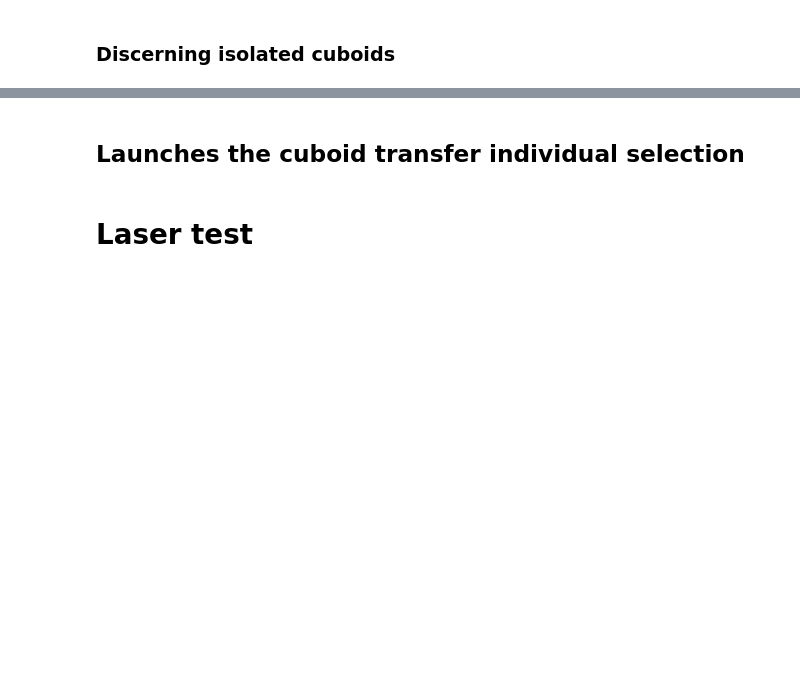
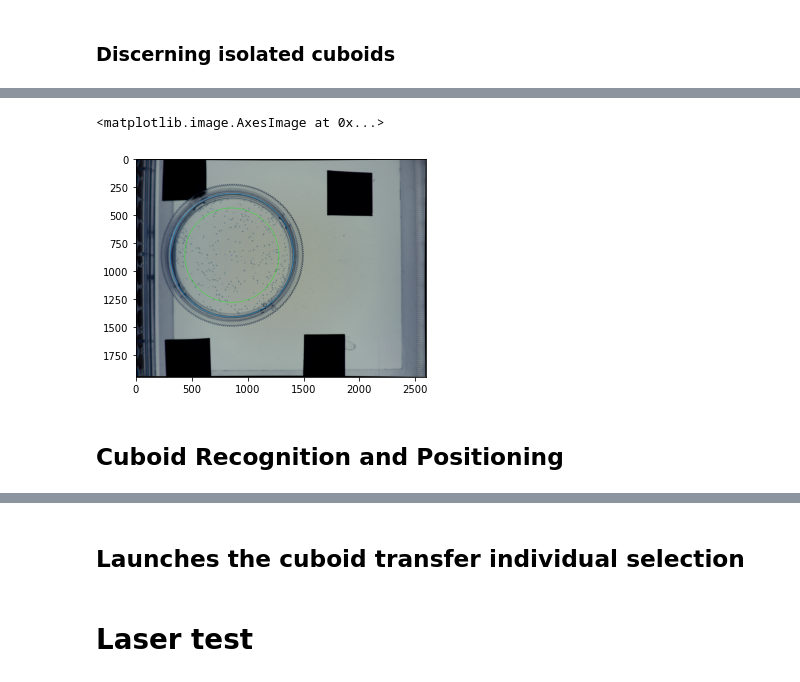
Before and after one commit to Daksh-S97/FolchLab_RobotArm, a Jupyter notebook: main_v2.ipynb, the cells around one changed output, grey strips where cells are left out. Saved outputs shown, nothing was run; the diff lists cells and outputs as text; code cells hidden in the pictures; blank space fills up the shorter version.

```diff
--- a/main_v2.ipynb
+++ b/main_v2.ipynb
@@ -29,5 +39,3 @@ dash.ClearError() # dash is an object and ClearError is a method in dash that we
 dash.EnableRobot() # enables the robot for use
 # %% [output]
 '0,{},EnableRobot();'
-# %%
-x,y,z,r = utils.get_pose(dash,angle=True)
@@ -87,11 +56,11 @@ dash.ClearError()
 dash.EnableRobot()
 for coord in grid:
     x,y = coord
-    move.MovL(x,y,-38,0)
+    move.MovL(x,y,0,0)
     move.Sync()
-    move.MovL(x,y,-80,0)
+    move.MovL(x,y,-35,0)
     move.Sync()
-    move.MovL(x,y,-38,0)
+    move.MovL(x,y,0,0)
     move.Sync()
 # %% [output]
 KeyboardInterrupt:
@@ -115,0 +67,19 @@ move.MovL(289.601919,0.075039,-31.805241,-350)
+# %%
+cameraMatrix = np.load('./cam_matrices/cam_mtx_1944.npy')
+dist = np.load('./cam_matrices/dist_1944.npy')
+newCameraMatrix = np.load('./cam_matrices/newcam_mtx_1944.npy')
+
+cap = cv2.VideoCapture(0)
+cap = cv_core.set_res(cap, cv_core.camera_res_dict['1944'])
+
+cv2.namedWindow('frame',  cv2.WINDOW_NORMAL) # creating a GUI window cv2 is a module called open cv which has all the methods related to computer vision
+cv2.resizeWindow('frame', 1348, 1011)
+while(True):
+    ret, frame = cap.read()
+    frame = cv2.undistort(frame, cameraMatrix, dist, None, newCameraMatrix)
+    cv2.imshow('frame', frame)
+    if cv2.waitKey(1) & 0xFF == ord('q'):
+        break
+
+cap.release()
+cv2.destroyAllWindows()
@@ -221,7 +177,7 @@ array([[258.384153, -28.007687, -38.011772,   0.      ],
 ## Calibration Petri Dish
 # %%
 #anchors = keys.coords
-anchors = np.load('anchors_tk.npy')
+anchors = np.load('anchors.npy')
 # anchors = [np.array([307.315193, -13.865066, -81,  -3.484534]),
 #  np.array([316.442224,  49.591866, -81,  -3.484533]),
 #  np.array([268.040607,  48.172406, -81,  -3.484533]),
@@ -232,10 +188,14 @@ anchors = np.load('anchors_tk.npy')
 
 # computer vision stuff
 
-cameraMatrix = np.load('./cam_matrices/cam_mtx.npy')
-dist = np.load('./cam_matrices/dist.npy')
-newCameraMatrix = np.load('./cam_matrices/newcam_mtx.npy')
-template = cv2.imread('template.png', 0)
+cameraMatrix = np.load('./cam_matrices/cam_mtx_1944.npy')
+dist = np.load('./cam_matrices/dist_1944.npy')
+newCameraMatrix = np.load('./cam_matrices/newcam_mtx_1944.npy')
+
+# cameraMatrix = np.load('./cam_matrices/cam_mtx.npy')
+# dist = np.load('./cam_matrices/dist.npy')
+# newCameraMatrix = np.load('./cam_matrices/newcam_mtx.npy')
+template = cv2.imread('laser_template.png', 0)
 w, h = template.shape[::-1]
 
 # cap = cv2.VideoCapture(0)
@@ -256,7 +216,7 @@ for idx, anchor in enumerate(anchors):
 
     #while(True):
     cap = cv2.VideoCapture(0)
-    cap = cv_core.set_res(cap, cv_core.camera_res_dict['1200'])
+    cap = cv_core.set_res(cap, cv_core.camera_res_dict['1944'])
 
     cv2.namedWindow('frame',  cv2.WINDOW_NORMAL) # creating a GUI window cv2 is a module called open cv which has all the methods related to computer vision
     cv2.resizeWindow('frame', 1348, 1011)
@@ -389,0 +459,7 @@ def mindis(centers):
+# %%
+plt.imshow(plot_img)
+# %% [output]
+<matplotlib.image.AxesImage at 0x...>
+[figure, added]
+# %% [markdown]
+## Cuboid Recognition and Positioning
```
Also changed, not shown: parts of 77 cells of this notebook, 35 other files.
